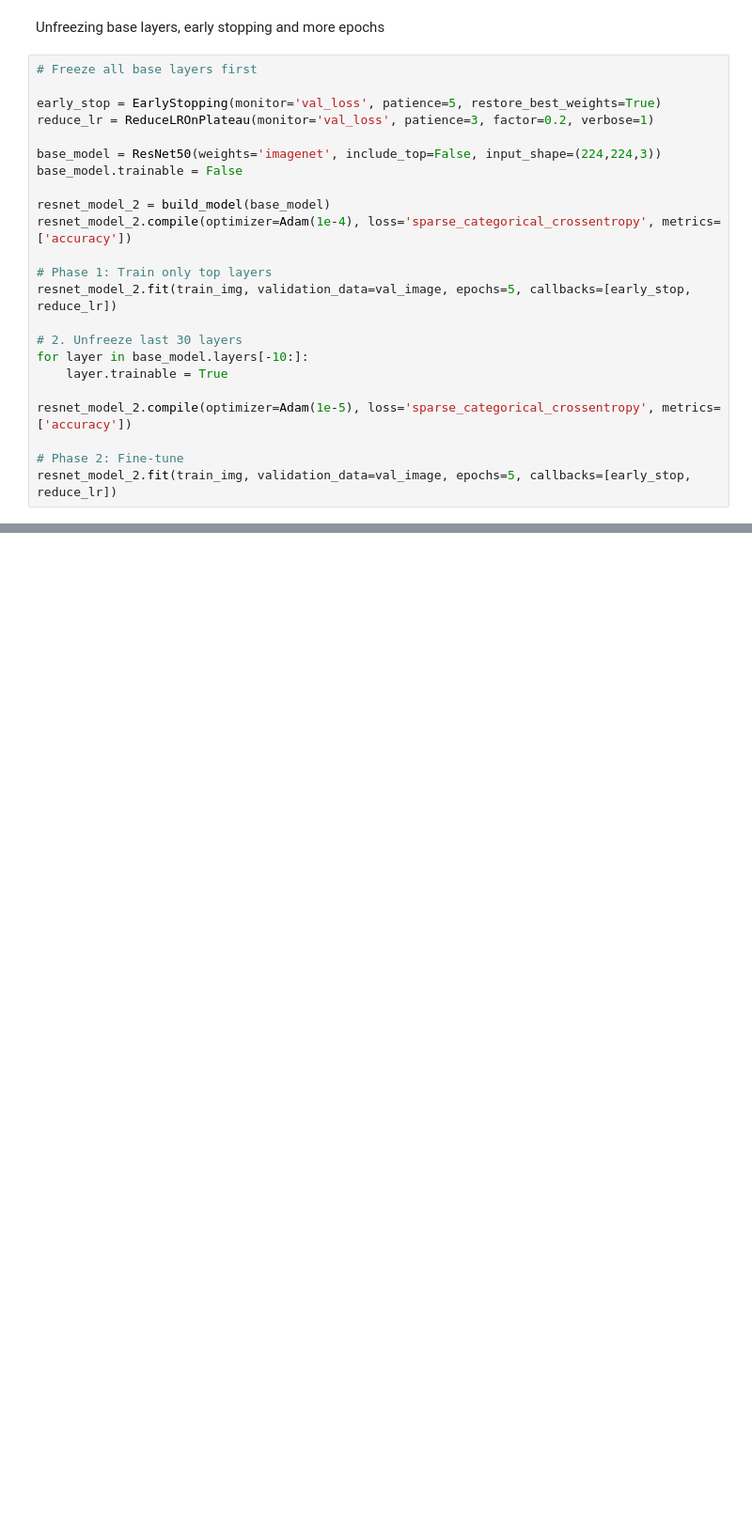
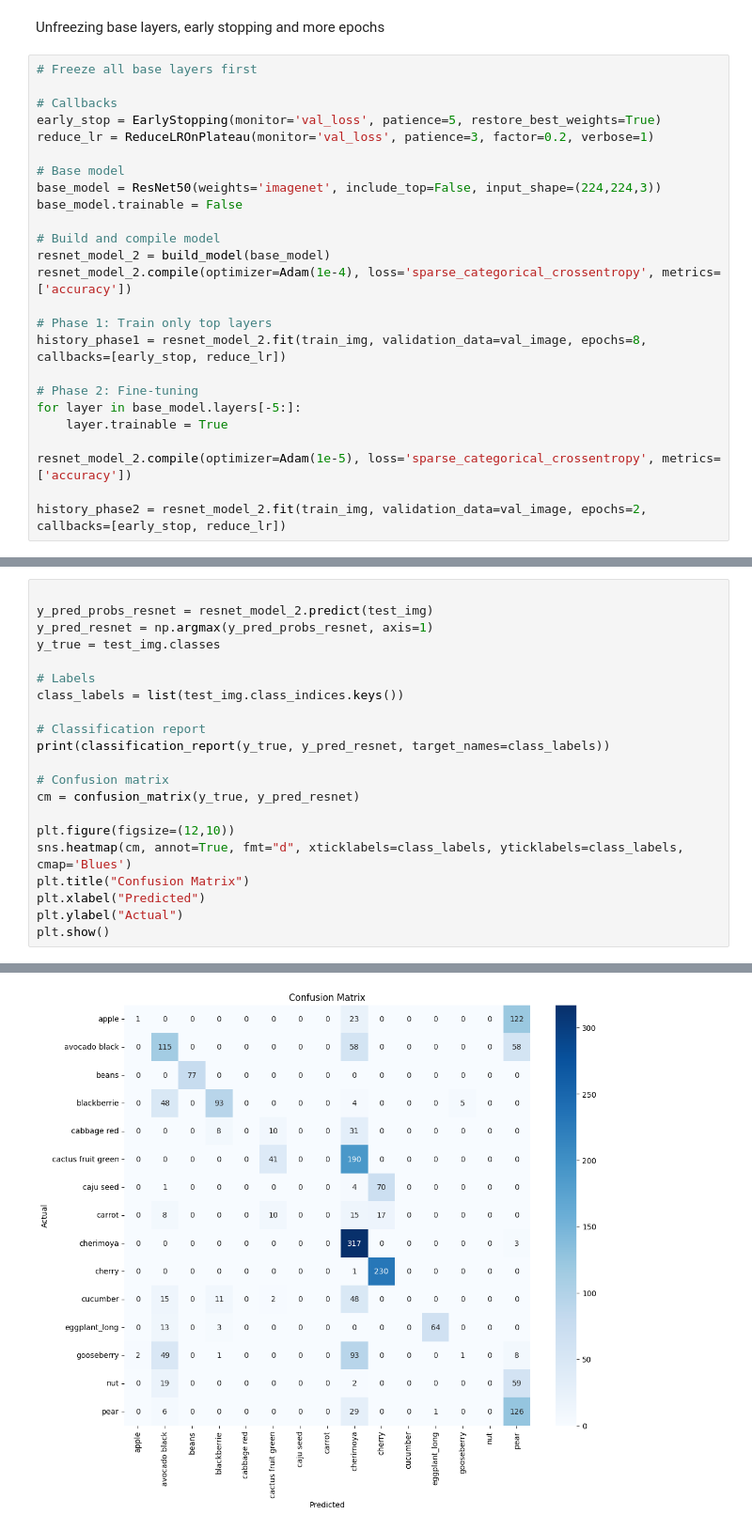
Before and after one commit to ZehraArshad/Computer_Vision, a Jupyter notebook: Classifiers/Fruits/fruit_classifier.ipynb, the cells around one changed output, grey strips where cells are left out. Shown: that part at 94% size. Saved outputs shown, nothing was run; the diff lists cells and outputs as text; blank space fills up the shorter version.

```diff
--- a/Classifiers/Fruits/fruit_classifier.ipynb
+++ b/Classifiers/Fruits/fruit_classifier.ipynb
@@ -275,24 +282,26 @@ Unfreezing base layers, early stopping and more epochs
 # %%
 # Freeze all base layers first
 
+# Callbacks
 early_stop = EarlyStopping(monitor='val_loss', patience=5, restore_best_weights=True)
 reduce_lr = ReduceLROnPlateau(monitor='val_loss', patience=3, factor=0.2, verbose=1)
 
+# Base model
 base_model = ResNet50(weights='imagenet', include_top=False, input_shape=(224,224,3))
 base_model.trainable = False
 
+# Build and compile model
 resnet_model_2 = build_model(base_model)
 resnet_model_2.compile(optimizer=Adam(1e-4), loss='sparse_categorical_crossentropy', metrics=['accuracy'])
 
 # Phase 1: Train only top layers
-resnet_model_2.fit(train_img, validation_data=val_image, epochs=5, callbacks=[early_stop, reduce_lr])
+history_phase1 = resnet_model_2.fit(train_img, validation_data=val_image, epochs=8, callbacks=[early_stop, reduce_lr])
 
-# 2. Unfreeze last 30 layers
-for layer in base_model.layers[-10:]:
+# Phase 2: Fine-tuning
+for layer in base_model.layers[-5:]:
     layer.trainable = True
 
 resnet_model_2.compile(optimizer=Adam(1e-5), loss='sparse_categorical_crossentropy', metrics=['accuracy'])
 
-# Phase 2: Fine-tune
-resnet_model_2.fit(train_img, validation_data=val_image, epochs=5, callbacks=[early_stop, reduce_lr])
+history_phase2 = resnet_model_2.fit(train_img, validation_data=val_image, epochs=2, callbacks=[early_stop, reduce_lr])
 # %% [output]
@@ -302,0 +338,22 @@ Epoch 2/5
+# %%
+
+y_pred_probs_resnet = resnet_model_2.predict(test_img)
+y_pred_resnet = np.argmax(y_pred_probs_resnet, axis=1)
+y_true = test_img.classes
+
+# Labels
+class_labels = list(test_img.class_indices.keys())
+
+# Classification report
+print(classification_report(y_true, y_pred_resnet, target_names=class_labels))
+
+# Confusion matrix
+cm = confusion_matrix(y_true, y_pred_resnet)
+
+plt.figure(figsize=(12,10))
+sns.heatmap(cm, annot=True, fmt="d", xticklabels=class_labels, yticklabels=class_labels, cmap='Blues')
+plt.title("Confusion Matrix")
+plt.xlabel("Predicted")
+plt.ylabel("Actual")
+plt.show()
+# %% [output]
@@ -302,0 +377 @@ Epoch 2/5
+[figure, added]
```
Also changed, not shown: parts of 24 cells of this notebook, 6 other files.
